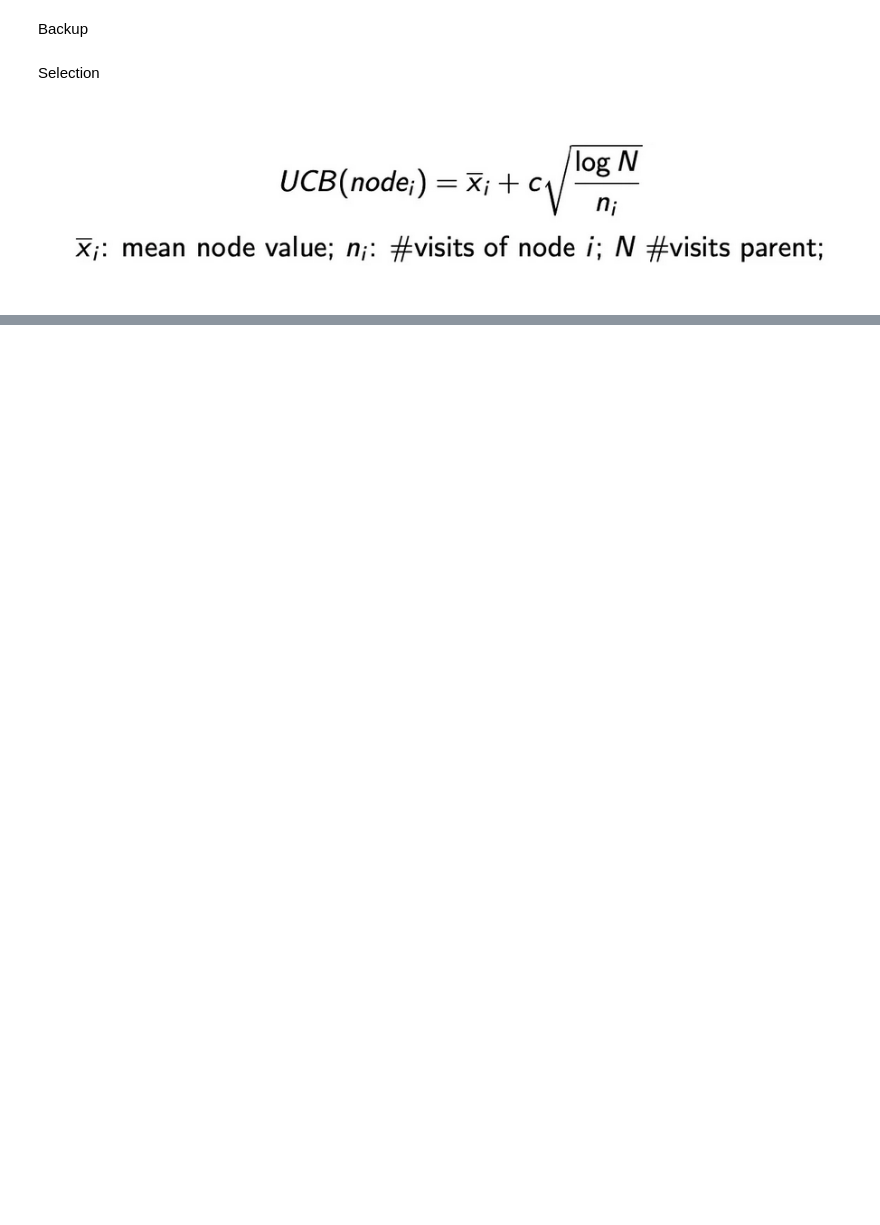
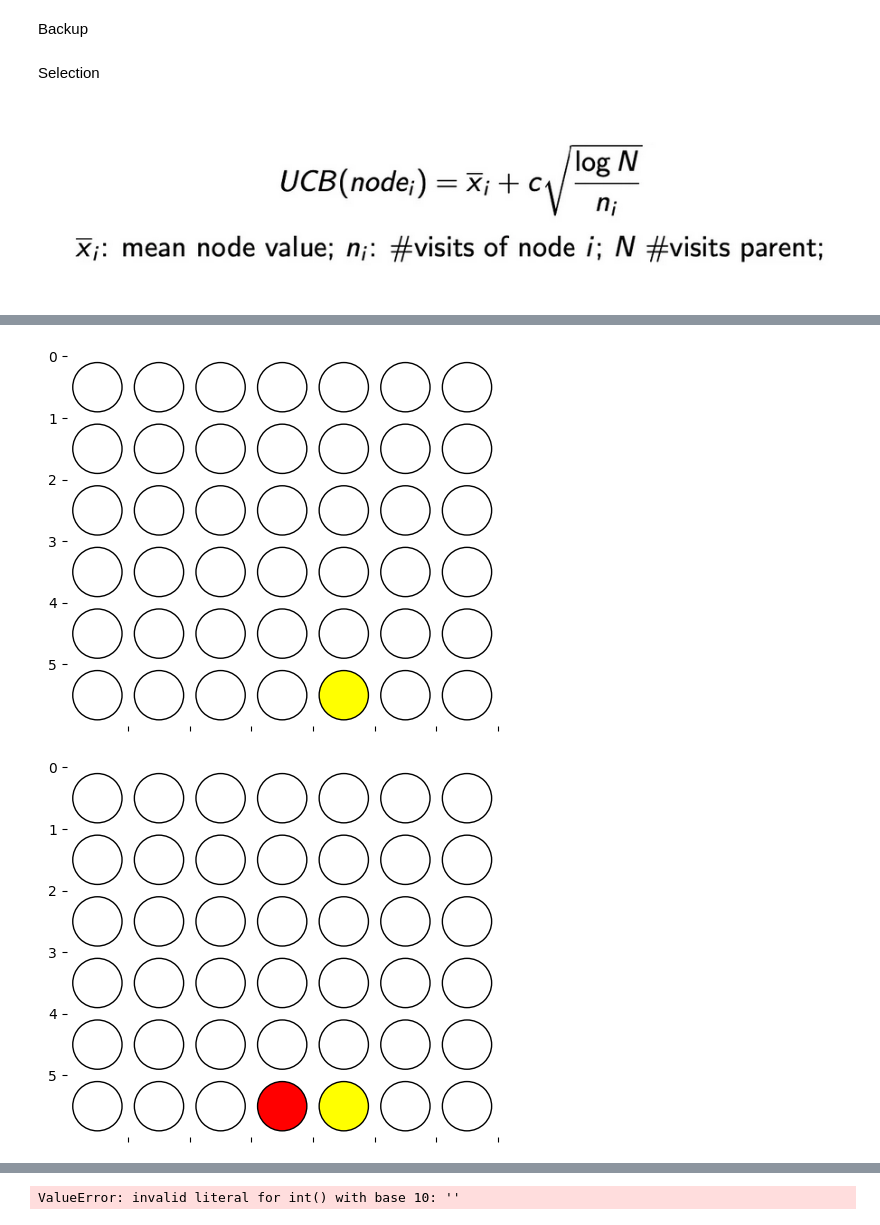
Before and after one commit to LuisForeroM/MTCS-Connect4, a Jupyter notebook: MCTS.ipynb, the cells around one changed output, grey strips where cells are left out. Cells and saved outputs as stored; diff of their text form; code cells hidden in the pictures; blank space fills up the shorter version.

```diff
--- a/MCTS.ipynb
+++ b/MCTS.ipynb
@@ -208,11 +254,13 @@ print(play_random_game(root))
 # %%
 def simulation(node):
-    print("xd")
-    if(play_random_game(node)==1):
+
+    play_result=play_random_game(node)
+    if(play_result==1):
         backpropagation(node,1)
-    else:
+    elif(play_result==2):
         backpropagation(node,2)
-    print("El ganador del juego fue:",play_random_game(node))
+    elif(play_result==0):
+        backpropagation(node,0)
 # %% [markdown]
 Expansion
 # %%
@@ -333,0 +401,57 @@ print("\U0001F346"+"\U0001F4A6")
+# %%
+
+import pandas as pd
+
+
+n_iterations=1000
+
+def cpu_play(root_state):
+
+    global root
+    root = Node(1,100,1,2,None,root_state)
+    child_max=float('-inf')
+    child_max_state= pd.DataFrame(0, index=range(6), columns=range(7))
+
+    for i in range(n_iterations):
+        selection(root)
+
+    for child in root.children:
+        if child.count>child_max:
+            child_max_state=child.state
+            child_max=child.count
+    return(child_max_state)
+
+def play_game():
+    first_player=2
+    initial_state = pd.DataFrame({
+    0: [0, 0, 0, 0, 0, 0],
+    1: [0, 0, 0, 0, 0, 0],
+    2: [0, 0, 0, 0, 0, 0],
+    3: [0, 0, 0, 0, 0, 0],
+    4: [0, 0, 0, 0, 0, 0],
+    5: [0, 0, 0, 0, 0, 0],
+    6: [0, 0, 0, 0, 0, 0]
+    })
+    play_state=initial_state
+    while True:
+        if first_player==1:
+            initial_state=cpu_play(initial_state)
+            draw_board(initial_state)
+            first_player=2
+        elif first_player==2:
+            player_input=int(input("Ingrese una columna del 0 al 6"))
+            play_validation=make_move(initial_state,player_input,2)
+
+            if(play_validation):
+                first_player=1
+                draw_board(initial_state)
+            else:
+                print("Jugada no valida, seleccione otra columna")
+
+
+
+
+play_game()
+# %% [output]
+[figure, added]
+[figure, added]
@@ -333,0 +466 @@ print("\U0001F346"+"\U0001F4A6")
+ValueError: invalid literal for int() with base 10: ''
```
Also changed, not shown: parts of 16 cells of this notebook, 4 other files.
